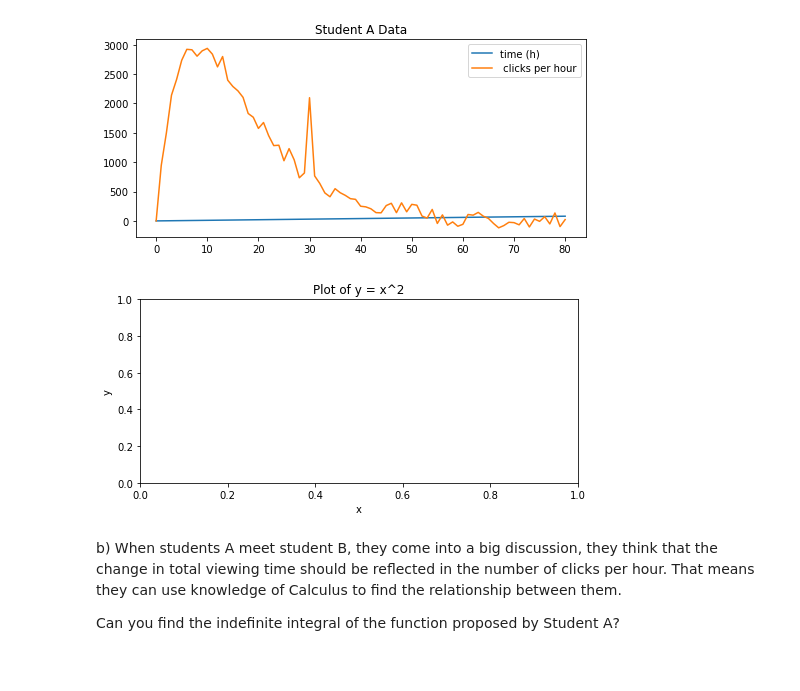
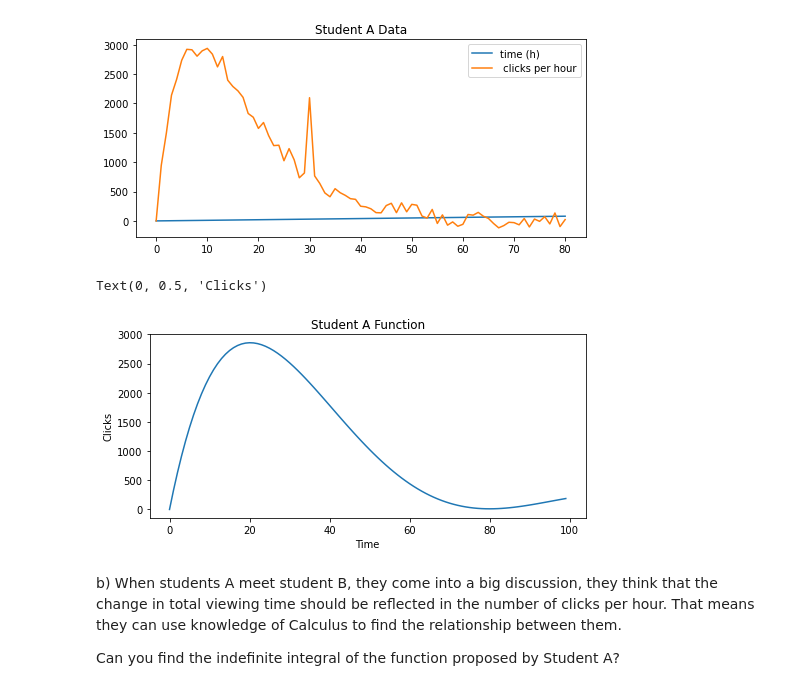
Before and after one commit to mluisab/computational-thinking-week-individual-14201089, a Jupyter notebook: challenge_calculus/Review_Calculus.ipynb, the cells around one changed output. Saved outputs shown, nothing was run; the diff lists cells and outputs as text; code cells hidden in the pictures.

```diff
--- a/challenge_calculus/Review_Calculus.ipynb
+++ b/challenge_calculus/Review_Calculus.ipynb
@@ -89,8 +88,17 @@ data.plot(x=None, y=None, title= "Student A Data")
 <AxesSubplot:title={'center':'Student A Data'}>
 [figure]
 # %%
+def function(x):
+    return 7.98*10**(-5) * x**(5) -1.80 * 10**(-2) * x**(4) +1.48 * x**(3) - 52.5 * x**(2)+ 680 *x
+
+x=np.linspace(0, 50, 100)
+plt.plot(function(x))
+plt.title('Student A Function')
+plt.xlabel('Time')
+plt.ylabel('Clicks')
 # %% [output]
+Text(0, 0.5, 'Clicks')
-[figure, old version]
+[figure, new version]
 # %% [markdown]
 b) When students A meet student B, they come into a big discussion, they think that the change in total viewing time should be reflected in the number of clicks per hour. That means they can use knowledge of Calculus to find the relationship between them.
 
```
Also changed, not shown: parts of 1 cell of this notebook.
